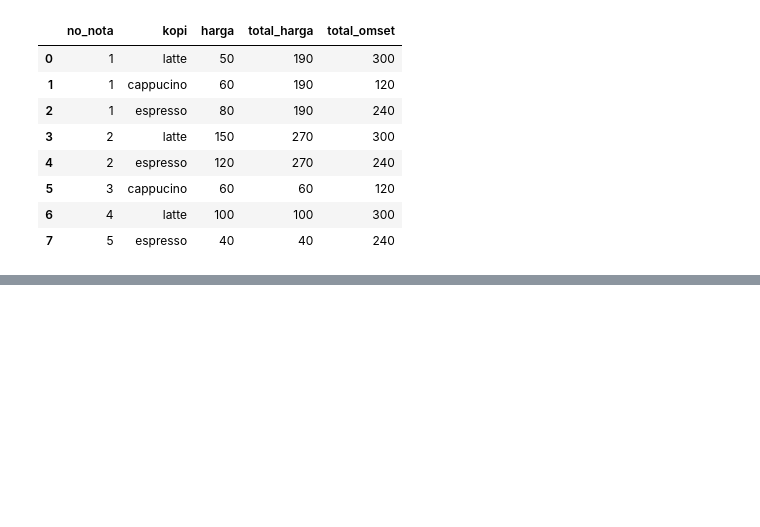
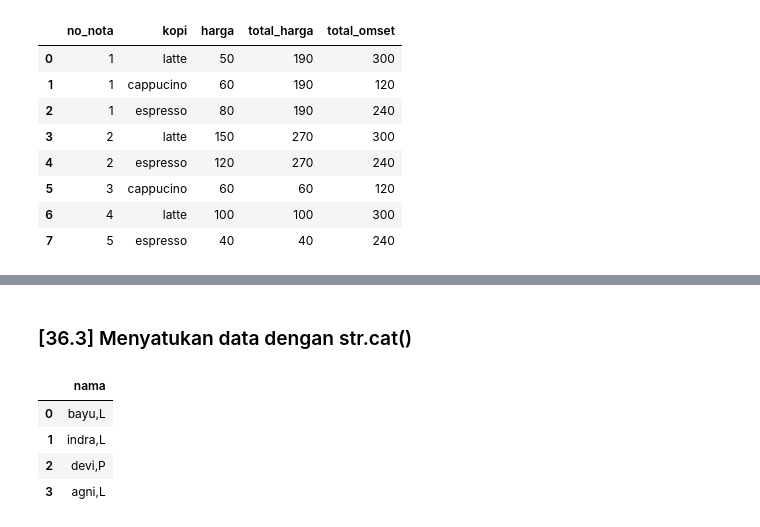
Before and after one commit to meilindazheng/VisualisasiData-Pandas, a Jupyter notebook: Pandas-Week09.ipynb, the cells around one changed output, grey strips where cells are left out. Cells and saved outputs as stored; diff of their text form; code cells hidden in the pictures; blank space fills up the shorter version.

```diff
--- a/Pandas-Week09.ipynb
+++ b/Pandas-Week09.ipynb
@@ -259,0 +283,10 @@ df
+# %% [markdown]
+### [36.3] Menyatukan data dengan str.cat()
+# %%
+df['nama'].str.cat(df['jenis_kelamin'],sep=',').to_frame()
+# %% [output]
+|  | nama |
+| 0 | bayu,L |
+| 1 | indra,L |
+| 2 | devi,P |
+| 3 | agni,L |
```
Also changed, not shown: parts of 8 cells of this notebook.
